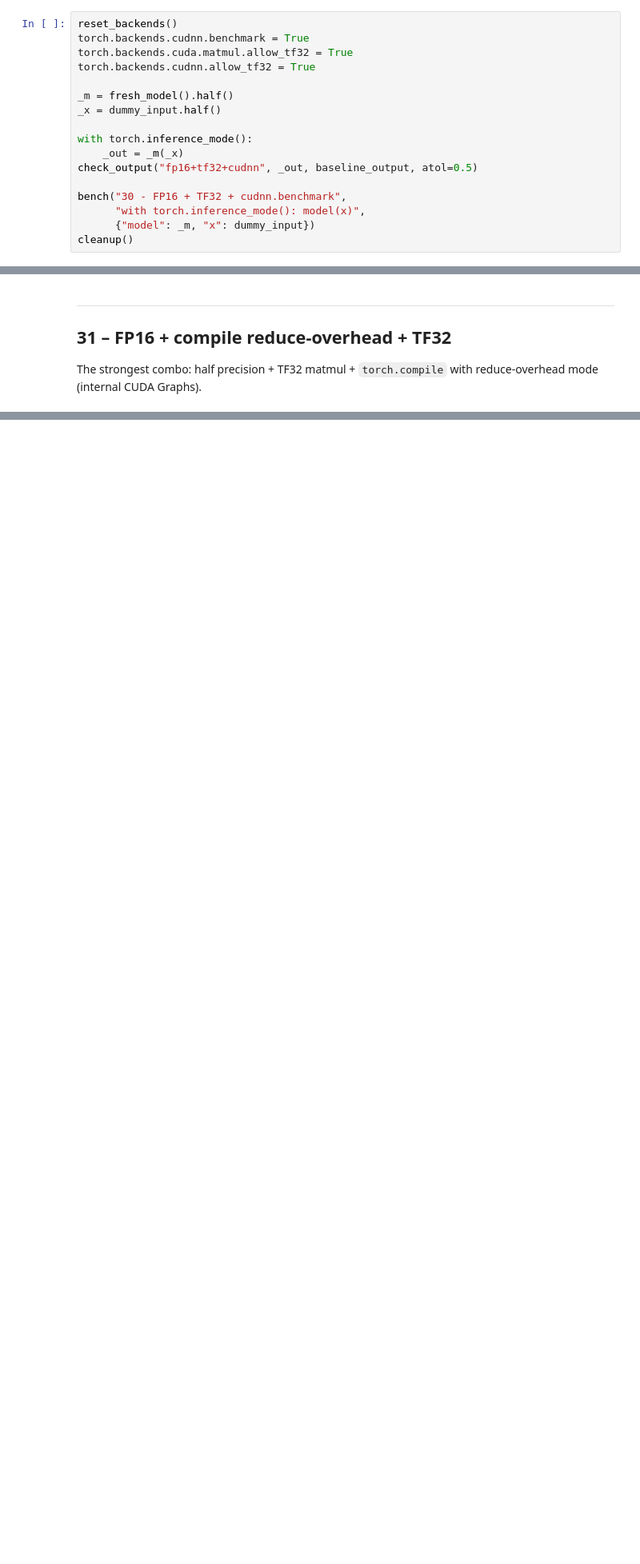
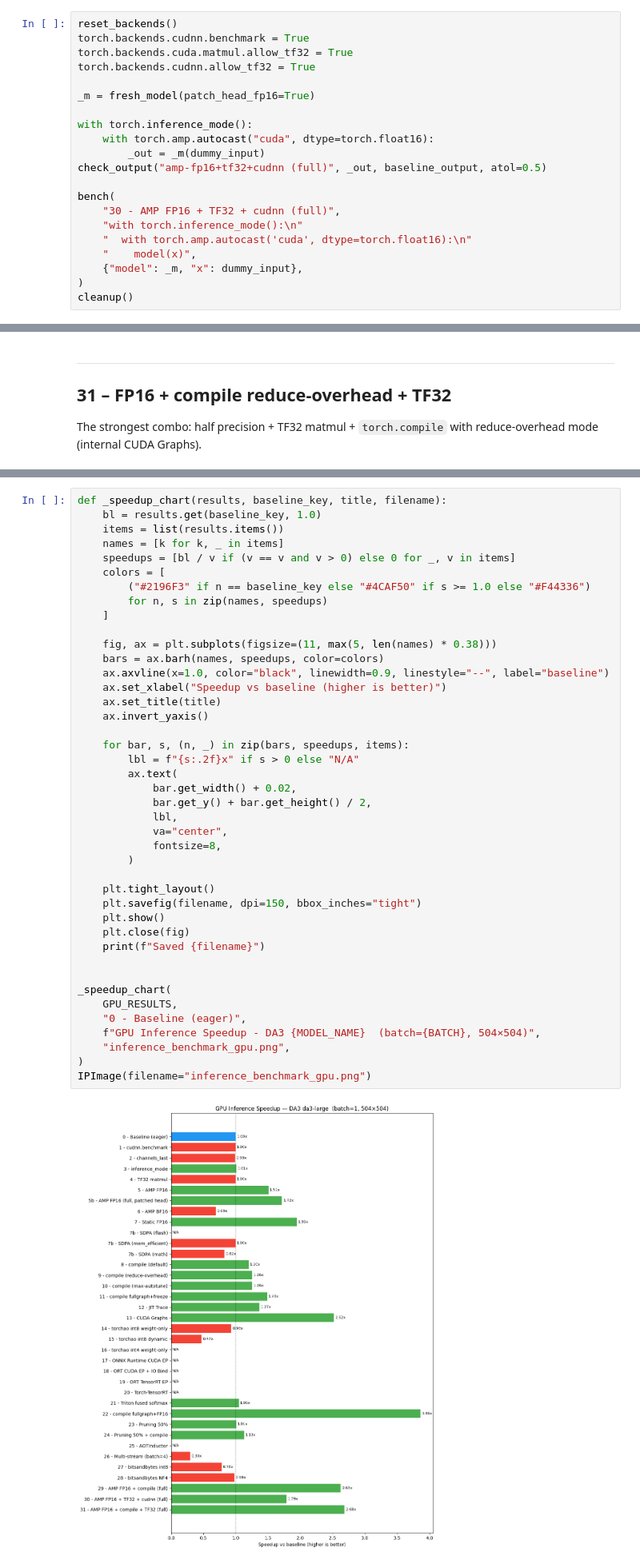
Before and after one commit to zshn25/zshn25.github.io, a Jupyter notebook: _notebooks/2026-03-24-inference_optimizations_benchmark.ipynb, the cells around one changed output, grey strips where cells are left out. Shown at 80% size. Cells and saved outputs as stored; diff of their text form; blank space fills up the shorter version.

```diff
--- a/_notebooks/2026-03-24-inference_optimizations_benchmark.ipynb
+++ b/_notebooks/2026-03-24-inference_optimizations_benchmark.ipynb
@@ -1580,16 +2080,20 @@ torch.backends.cudnn.benchmark = True
 torch.backends.cuda.matmul.allow_tf32 = True
 torch.backends.cudnn.allow_tf32 = True
 
-_m = fresh_model().half()
-_x = dummy_input.half()
+_m = fresh_model(patch_head_fp16=True)
 
 with torch.inference_mode():
-    _out = _m(_x)
-check_output("fp16+tf32+cudnn", _out, baseline_output, atol=0.5)
+    with torch.amp.autocast("cuda", dtype=torch.float16):
+        _out = _m(dummy_input)
+check_output("amp-fp16+tf32+cudnn (full)", _out, baseline_output, atol=0.5)
 
-bench("30 - FP16 + TF32 + cudnn.benchmark",
-      "with torch.inference_mode(): model(x)",
-      {"model": _m, "x": dummy_input})
+bench(
+    "30 - AMP FP16 + TF32 + cudnn (full)",
+    "with torch.inference_mode():\n"
+    "  with torch.amp.autocast('cuda', dtype=torch.float16):\n"
+    "    model(x)",
+    {"model": _m, "x": dummy_input},
+)
 cleanup()
 # %% [output]
 [INFO ] using MLP layer as FFN
@@ -1843,0 +2242,44 @@ Cleanup done.
+# %%
+def _speedup_chart(results, baseline_key, title, filename):
+    bl = results.get(baseline_key, 1.0)
+    items = list(results.items())
+    names = [k for k, _ in items]
+    speedups = [bl / v if (v == v and v > 0) else 0 for _, v in items]
+    colors = [
+        ("#2196F3" if n == baseline_key else "#4CAF50" if s >= 1.0 else "#F44336")
+        for n, s in zip(names, speedups)
+    ]
+
+    fig, ax = plt.subplots(figsize=(11, max(5, len(names) * 0.38)))
+    bars = ax.barh(names, speedups, color=colors)
+    ax.axvline(x=1.0, color="black", linewidth=0.9, linestyle="--", label="baseline")
+    ax.set_xlabel("Speedup vs baseline (higher is better)")
+    ax.set_title(title)
+    ax.invert_yaxis()
+
+    for bar, s, (n, _) in zip(bars, speedups, items):
+        lbl = f"{s:.2f}x" if s > 0 else "N/A"
+        ax.text(
+            bar.get_width() + 0.02,
+            bar.get_y() + bar.get_height() / 2,
+            lbl,
+            va="center",
+            fontsize=8,
+        )
+
+    plt.tight_layout()
+    plt.savefig(filename, dpi=150, bbox_inches="tight")
+    plt.show()
+    plt.close(fig)
+    print(f"Saved {filename}")
+
+
+_speedup_chart(
+    GPU_RESULTS,
+    "0 - Baseline (eager)",
+    f"GPU Inference Speedup - DA3 {MODEL_NAME}  (batch={BATCH}, 504×504)",
+    "inference_benchmark_gpu.png",
+)
+IPImage(filename="inference_benchmark_gpu.png")
+# %% [output]
+[figure, added]
```
Also changed, not shown: parts of 69 cells of this notebook, 55 other files.
